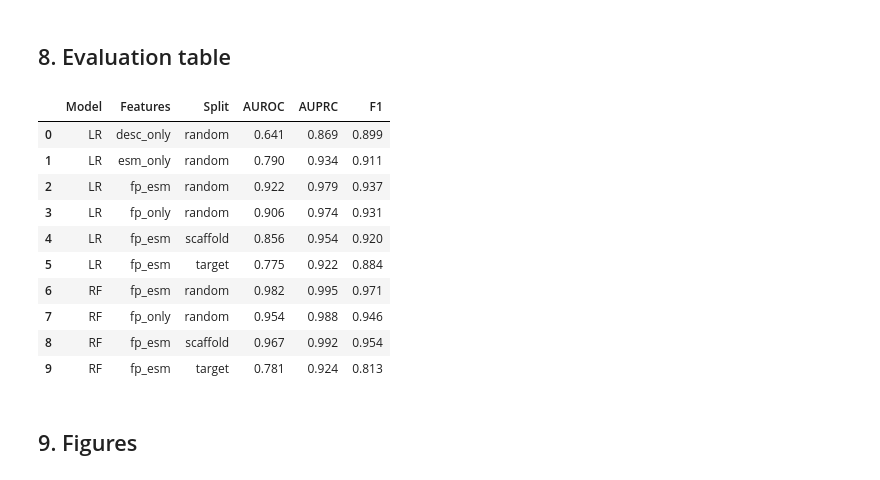
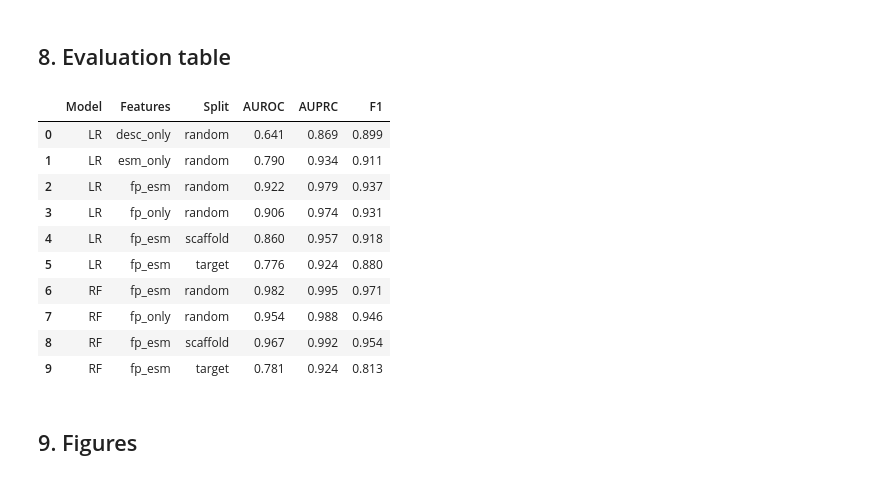
Before and after one commit to sputhenofficial/bindscape, a Jupyter notebook: notebook.ipynb, the cells around one changed output. Saved outputs shown, nothing was run; the diff lists cells and outputs as text; code cells hidden in the pictures.

Commit message:
change from one fit all scaler to scalers fit on each individuals splits indices

```diff
--- a/notebook.ipynb
+++ b/notebook.ipynb
@@ -240,17 +240,23 @@ Split 3 — train:365680 test:90994 (15278 held-out scaffolds)
 # %%
 # FP bits are binary; not standardized.
 
-scaler_esm = StandardScaler().fit(ESM[idx_train1])
-scaler_desc = StandardScaler().fit(DESC[idx_train1])
+scaler_esm_s1 = StandardScaler().fit(ESM[idx_train1])
+scaler_esm_s2 = StandardScaler().fit(ESM[idx_train2])
+scaler_esm_s3 = StandardScaler().fit(ESM[idx_train3])
+scaler_desc   = StandardScaler().fit(DESC[idx_train1])
 
-ESM_s = scaler_esm.transform(ESM)
+ESM_s1 = scaler_esm_s1.transform(ESM)
+ESM_s2 = scaler_esm_s2.transform(ESM)
+ESM_s3 = scaler_esm_s3.transform(ESM)
 DESC_s = scaler_desc.transform(DESC)
 
 features = {
     'fp_only':   FP,
-    'esm_only':  ESM_s,
+    'esm_only':  ESM_s1,
     'desc_only': DESC_s,
-    'fp_esm':    np.hstack([FP, ESM_s]),
+    'fp_esm':    np.hstack([FP, ESM_s1]),
+    'fp_esm_s2': np.hstack([FP, ESM_s2]),
+    'fp_esm_s3': np.hstack([FP, ESM_s3]),
 }
 print({k: v.shape for k, v in features.items()})
 # %% [output]
@@ -298,11 +304,10 @@ for feat_name in ['fp_only', 'esm_only', 'desc_only', 'fp_esm']:
     models[key] = load_or_fit_lr(key, X[idx_train1], y[idx_train1], USE_BALANCED)
     print(f'Ready: LR {feat_name} random')
 
-X = features['fp_esm']
 key_t = ('LR', 'fp_esm', 'target')
 key_s = ('LR', 'fp_esm', 'scaffold')
-models[key_t] = load_or_fit_lr(key_t, X[idx_train2], y[idx_train2], USE_BALANCED)
-models[key_s] = load_or_fit_lr(key_s, X[idx_train3], y[idx_train3], USE_BALANCED)
+models[key_t] = load_or_fit_lr(key_t, features['fp_esm_s2'][idx_train2], y[idx_train2], USE_BALANCED)
+models[key_s] = load_or_fit_lr(key_s, features['fp_esm_s3'][idx_train3], y[idx_train3], USE_BALANCED)
 print('Ready: LR fp_esm held-out target + scaffold splits')
 # %% [output]
 Loaded ('LR', 'fp_only', 'random') from cache
@@ -358,36 +365,41 @@ def evaluate(model, X_test, y_test, threshold):
         'f1':    f1_score(y_test, preds, zero_division=0),
     }
 
 rows = []
 split_map = {
     'random':   (idx_val1, idx_test1),
     'target':   (idx_train2, idx_test2),  # use train as pseudo-val for threshold
     'scaffold': (idx_train3, idx_test3),
 }
 
+feat_key_map = {
+    ('fp_esm', 'target'):   'fp_esm_s2',
+    ('fp_esm', 'scaffold'): 'fp_esm_s3',
+}
+
 for (model_name, feat_name, split_name), model in models.items():
     idx_val, idx_test = split_map[split_name]
-    X = features[feat_name]
+    X = features[feat_key_map.get((feat_name, split_name), feat_name)]
     thr = best_f1_threshold(model, X[idx_val], y[idx_val])
     metrics = evaluate(model, X[idx_test], y[idx_test], thr)
     rows.append({
         'Model': model_name, 'Features': feat_name, 'Split': split_name,
         'AUROC': round(metrics['auroc'], 3),
         'AUPRC': round(metrics['auprc'], 3),
         'F1':    round(metrics['f1'], 3),
     })
 
 results_df = pd.DataFrame(rows)
 results_df = results_df.sort_values(['Model', 'Split', 'Features']).reset_index(drop=True)
 results_df
 # %% [output]
 |  | Model | Features | Split | AUROC | AUPRC | F1 |
 | 0 | LR | desc_only | random | 0.641 | 0.869 | 0.899 |
 | 1 | LR | esm_only | random | 0.790 | 0.934 | 0.911 |
 | 2 | LR | fp_esm | random | 0.922 | 0.979 | 0.937 |
 | 3 | LR | fp_only | random | 0.906 | 0.974 | 0.931 |
-| 4 | LR | fp_esm | scaffold | 0.856 | 0.954 | 0.920 |
-| 5 | LR | fp_esm | target | 0.775 | 0.922 | 0.884 |
+| 4 | LR | fp_esm | scaffold | 0.860 | 0.957 | 0.918 |
+| 5 | LR | fp_esm | target | 0.776 | 0.924 | 0.880 |
 | 6 | RF | fp_esm | random | 0.982 | 0.995 | 0.971 |
 | 7 | RF | fp_only | random | 0.954 | 0.988 | 0.946 |
 | 8 | RF | fp_esm | scaffold | 0.967 | 0.992 | 0.954 |
```
Also changed, not shown: parts of 2 cells of this notebook, 2 other files.
